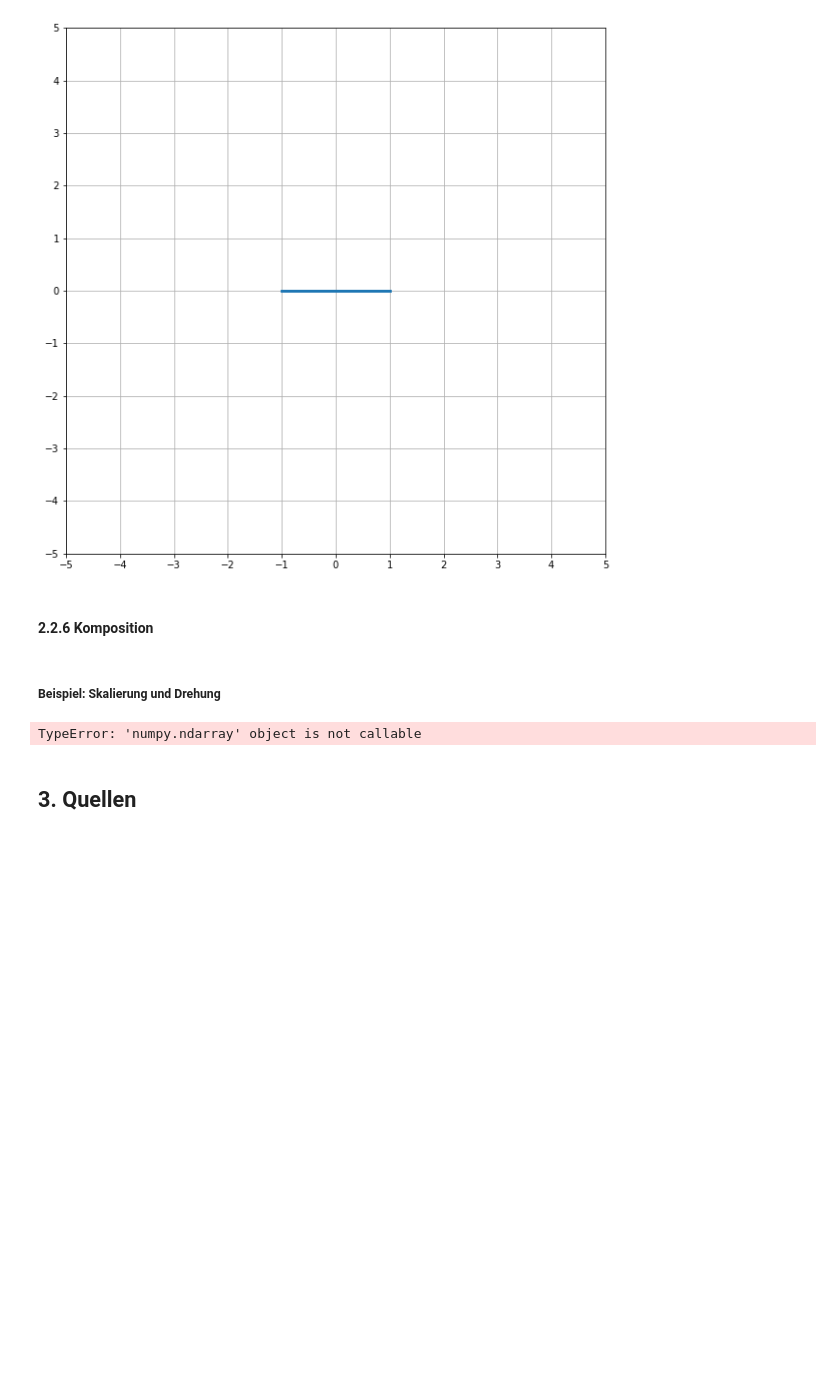
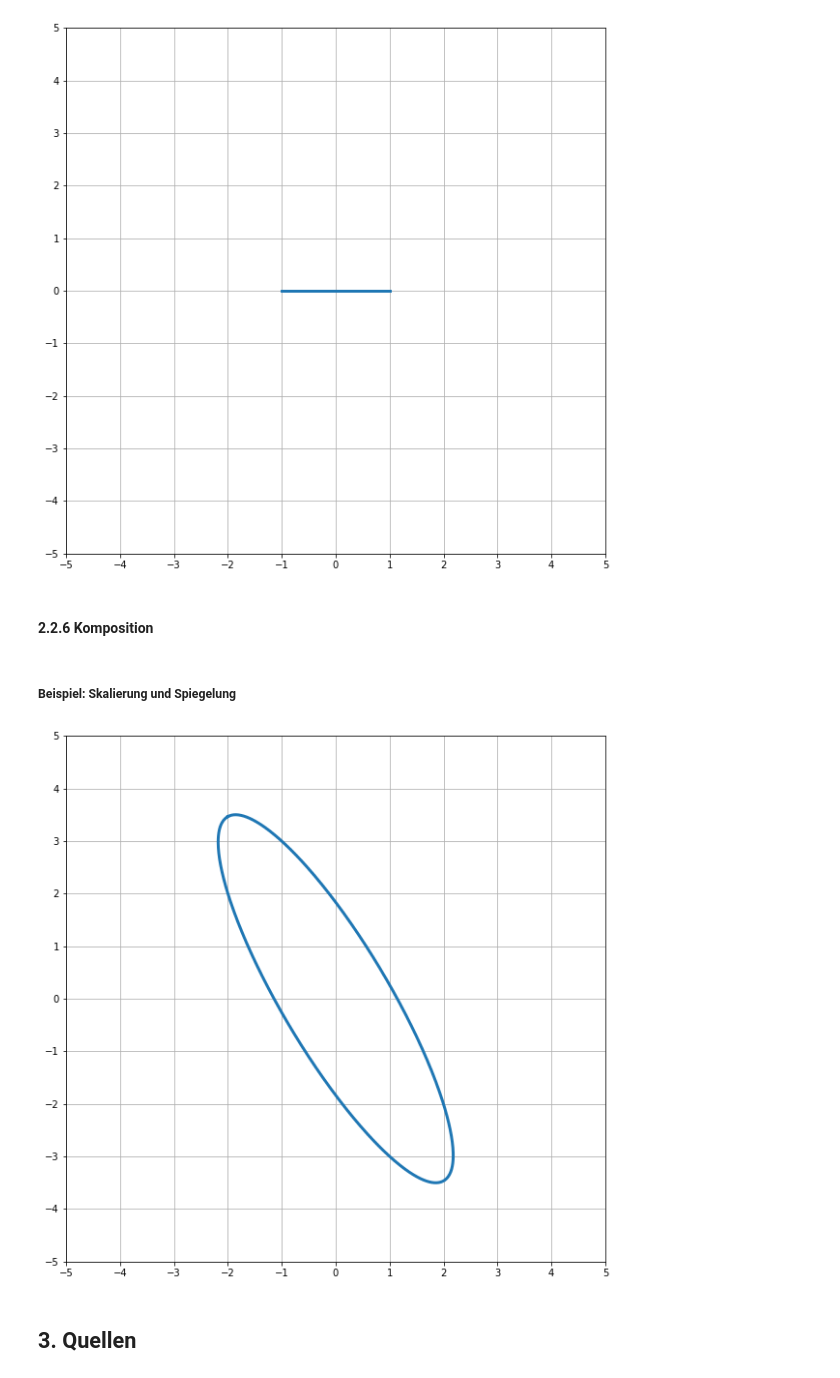
Before and after one commit to greatmerlin/SA_Lineare_Transformationen, a Jupyter notebook: Lineare_Transformationen.ipynb, the cells around one changed output. Cells and saved outputs as stored; diff of their text form; code cells hidden in the pictures; blank space fills up the shorter version.

```diff
--- a/Lineare_Transformationen.ipynb
+++ b/Lineare_Transformationen.ipynb
@@ -370,19 +380,16 @@ kreisLinAb(proX, proY)
 # %% [markdown]
 #### 2.2.6 Komposition
 # %% [markdown]
-##### Beispiel: Skalierung und Drehung
+##### Beispiel: Skalierung und Spiegelung
 # %%
 theta_spiegel = 60
 
-spiegelX = spiegelung(e1, theta_spiegel)
-spiegelY = spiegelung(e2, theta_spiegel)
-
-sdX = skalierungX(e1, 4)
-sdY = skalierungX(e1, 4)
+sdX = skalierungX(spiegelung(e1, theta_spiegel), 4)
+sdY = skalierungX(spiegelung(e2, theta_spiegel), 4)
 
 kreisLinAb(sdX, sdY)
 # %% [output]
-TypeError: 'numpy.ndarray' object is not callable
+[figure, added]
 # %% [markdown]
 ## 3. Quellen
 # %% [markdown]
```
Also changed, not shown: parts of 5 cells of this notebook.
